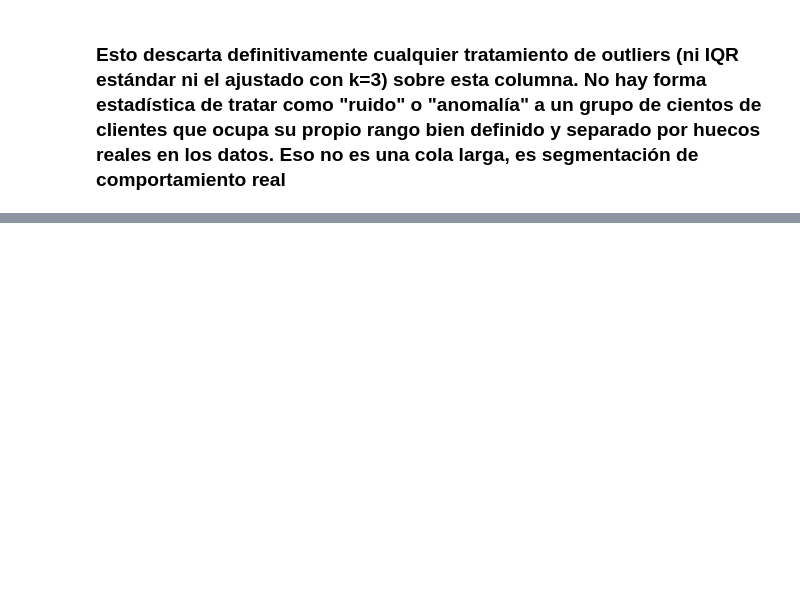
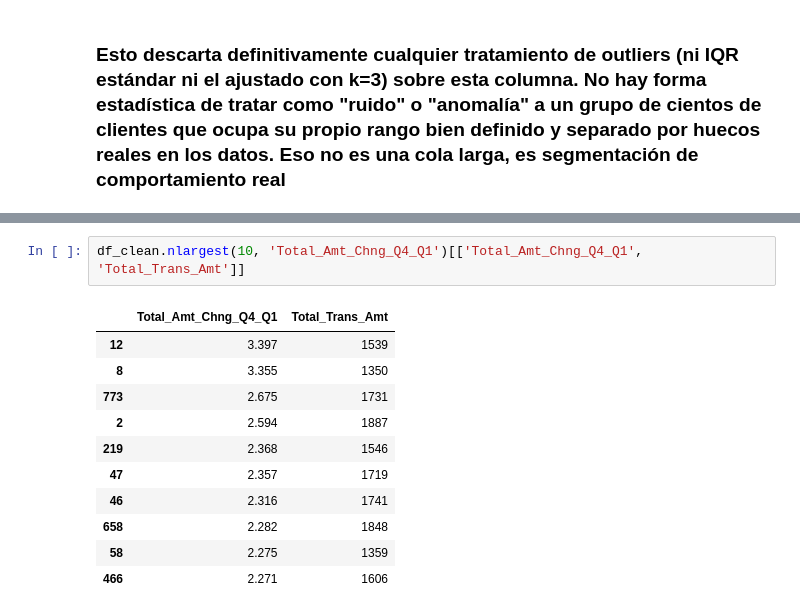
Before and after one commit to Dende8/Credit_Card_Churners, a Jupyter notebook: notebooks/preprocessing.ipynb, the cells around one changed output, grey strips where cells are left out. Saved outputs shown, nothing was run; the diff lists cells and outputs as text; blank space fills up the shorter version.

```diff
--- a/notebooks/preprocessing.ipynb
+++ b/notebooks/preprocessing.ipynb
@@ -310,0 +370,14 @@ plt.show()
+# %%
+df_clean.nlargest(10, 'Total_Amt_Chng_Q4_Q1')[['Total_Amt_Chng_Q4_Q1', 'Total_Trans_Amt']]
+# %% [output]
+|  | Total_Amt_Chng_Q4_Q1 | Total_Trans_Amt |
+| 12 | 3.397 | 1539 |
+| 8 | 3.355 | 1350 |
+| 773 | 2.675 | 1731 |
+| 2 | 2.594 | 1887 |
+| 219 | 2.368 | 1546 |
+| 47 | 2.357 | 1719 |
+| 46 | 2.316 | 1741 |
+| 658 | 2.282 | 1848 |
+| 58 | 2.275 | 1359 |
+| 466 | 2.271 | 1606 |
```
Also changed, not shown: parts of 19 cells of this notebook.
